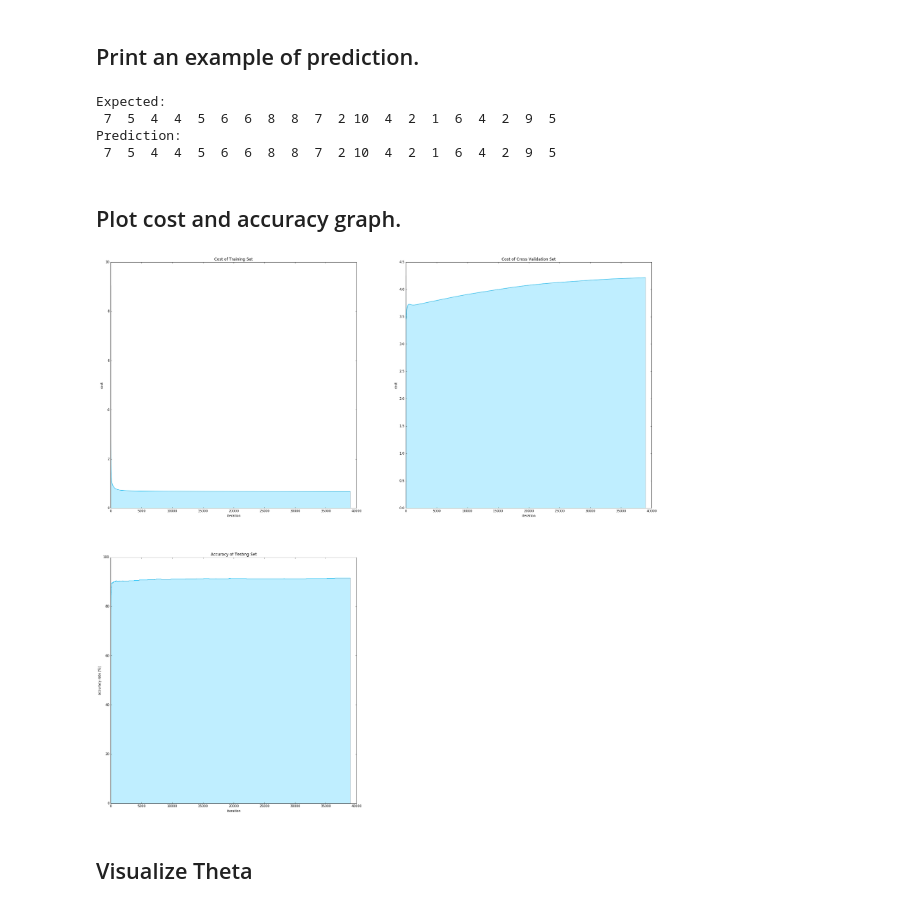
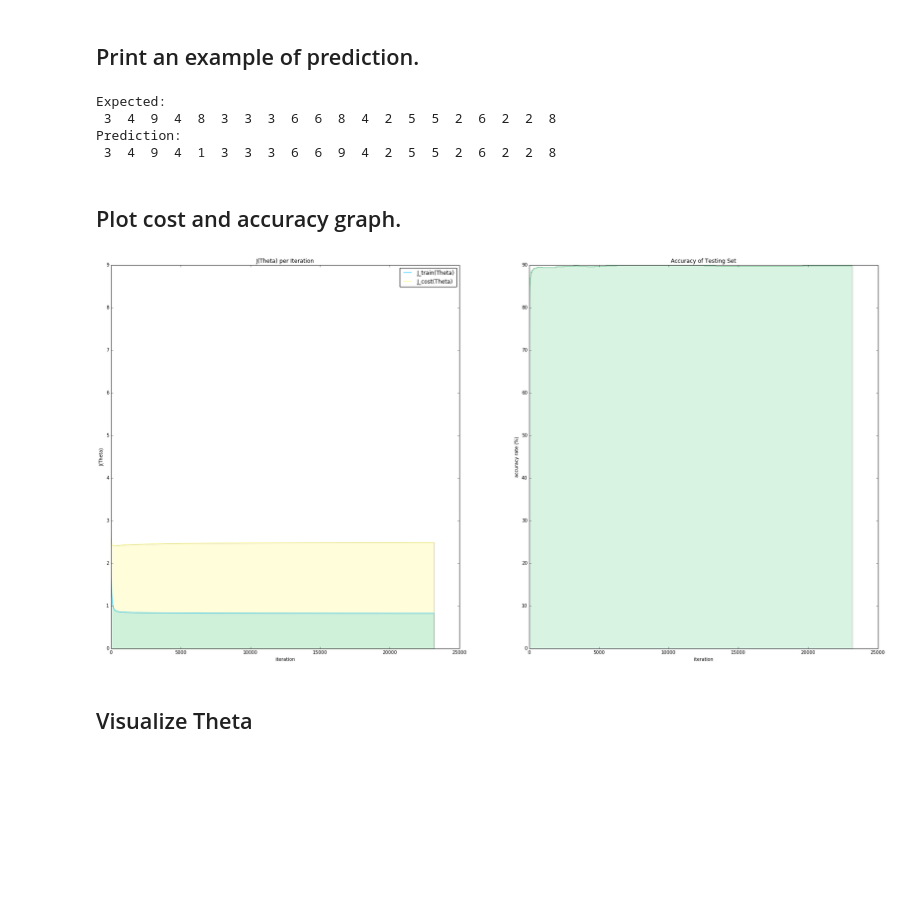
Before and after one commit to shuyangsun/neural_network_back_propagation, a Jupyter notebook: nn_digits_100.ipynb, the cells around one changed output. Cells and saved outputs as stored; diff of their text form; code cells hidden in the pictures; blank space fills up the shorter version.

Commit message:
Changed graph plot style.

```diff
--- a/nn_digits_100.ipynb
+++ b/nn_digits_100.ipynb
@@ -22,7 +22,7 @@ y = augmented_matrix[:, -1]
 # Learning rate
 alpha = 0.3
 # Regularization
-lamb = 10
+lamb = 50
 # Random Theta rang
 EPSILON_INIT = 0
 
@@ -30,7 +30,7 @@ digits_nn = nn.NeuralNetwork(X, y, alpha, lamb, EPSILON_INIT, 100)
 # %% [markdown]
 ## Start training
 # %%
-digits_nn.train(iter_limit=0, time_limit=3600 * 10, grad_check=True, info_print_frequency=500, save_to_file=False)
+digits_nn.train(iter_limit=0, time_limit=3600 * 6, grad_check=True, info_print_frequency=500, save_to_file=False)
 # %% [output]
 Started training...
 Started gradient checking...
@@ -62,16 +62,16 @@ for ele in digits_nn.predict(np.matrix(X[-num_to_predict:]))[0]:
     print('{0:2}'.format(int(ele)), end=' ')
 # %% [output]
 Expected:
- 7  5  4  4  5  6  6  8  8  7  2 10  4  2  1  6  4  2  9  5
+ 3  4  9  4  8  3  3  3  6  6  8  4  2  5  5  2  6  2  2  8
 Prediction:
- 7  5  4  4  5  6  6  8  8  7  2 10  4  2  1  6  4  2  9  5
+ 3  4  9  4  1  3  3  3  6  6  9  4  2  5  5  2  6  2  2  8
 # %% [markdown]
 ## Plot cost and accuracy graph.
 # %%
-digits_nn.plot_training_info(color='#00BFFF')
+digits_nn.plot_training_info()
 digits_nn.show_plot()
 # %% [output]
-[figure, old version]
+[figure, new version]
 # %% [markdown]
 ## Visualize Theta
 # %%
```
Also changed, not shown: parts of 2 cells of this notebook, 2 other files.
